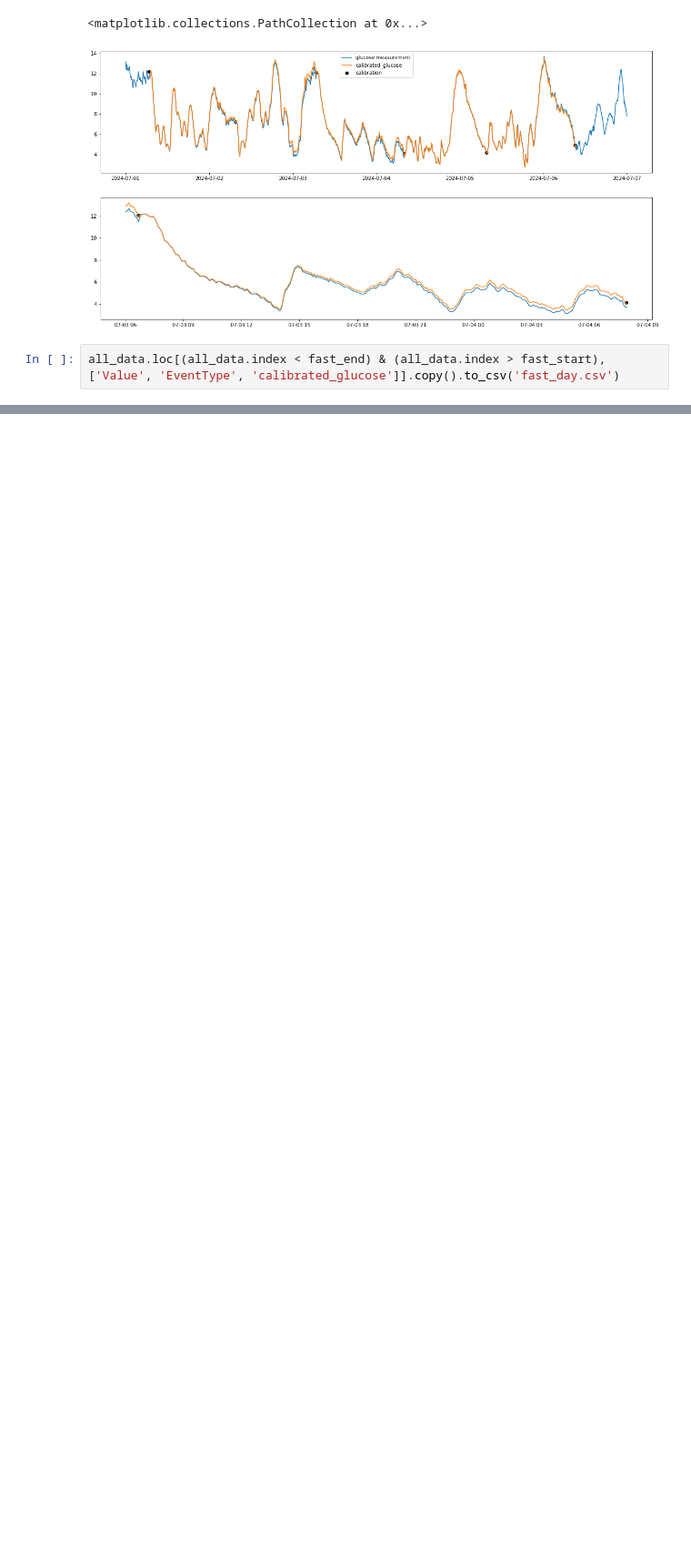
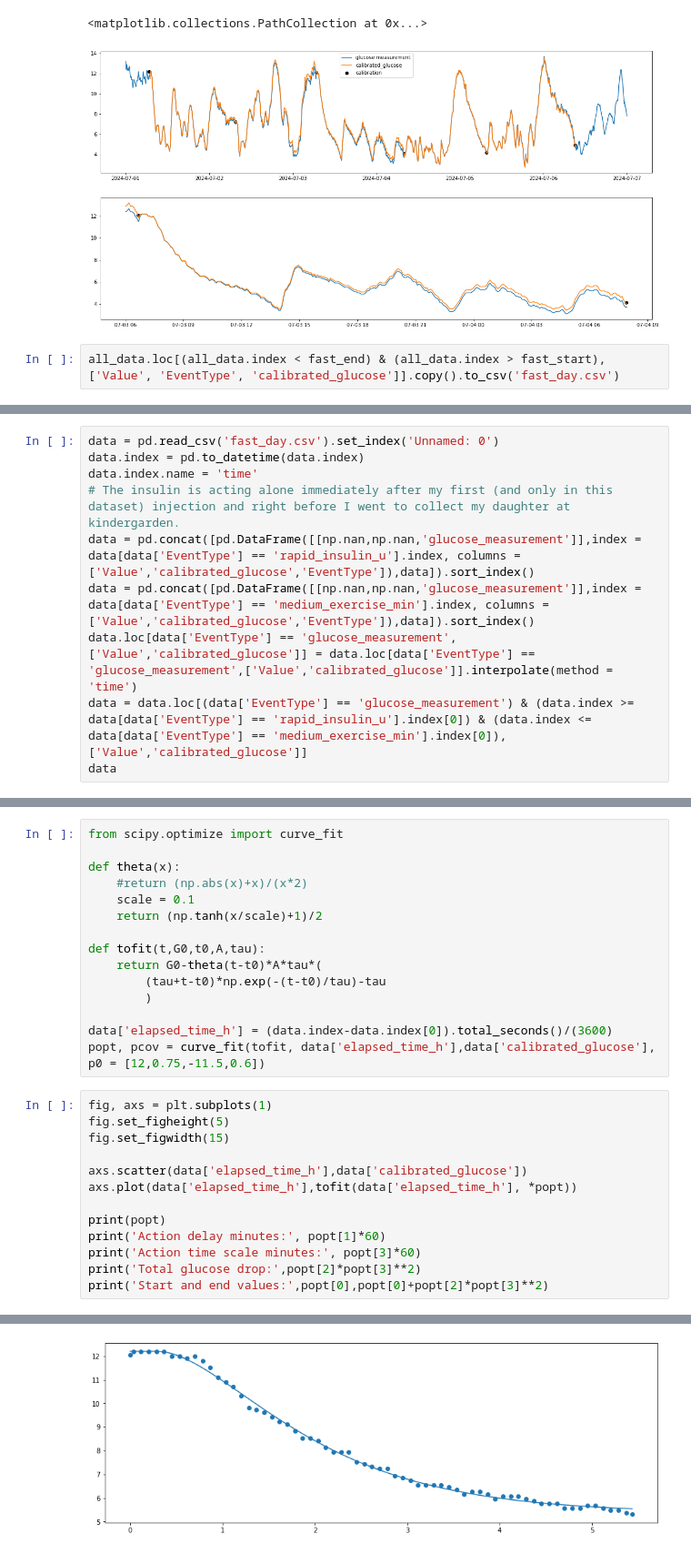
Before and after one commit to sethyvenatem/blood_sugar_fast_day, a Jupyter notebook: fast_day.ipynb, the cells around one changed output, grey strips where cells are left out. Shown: that part at 91% size. Saved outputs shown, nothing was run; the diff lists cells and outputs as text; blank space fills up the shorter version.

Commit message:
insulin effect

```diff
--- a/fast_day.ipynb
+++ b/fast_day.ipynb
@@ -227,0 +216,10 @@ data
+# %%
+data = pd.read_csv('fast_day.csv').set_index('Unnamed: 0')
+data.index = pd.to_datetime(data.index)
+data.index.name = 'time'
+# The insulin is acting alone immediately after my first (and only in this dataset) injection and right before I went to collect my daughter at kindergarden.
+data = pd.concat([pd.DataFrame([[np.nan,np.nan,'glucose_measurement']],index = data[data['EventType'] == 'rapid_insulin_u'].index, columns = ['Value','calibrated_glucose','EventType']),data]).sort_index()
+data = pd.concat([pd.DataFrame([[np.nan,np.nan,'glucose_measurement']],index = data[data['EventType'] == 'medium_exercise_min'].index, columns = ['Value','calibrated_glucose','EventType']),data]).sort_index()
+data.loc[data['EventType'] == 'glucose_measurement',['Value','calibrated_glucose']] = data.loc[data['EventType'] == 'glucose_measurement',['Value','calibrated_glucose']].interpolate(method = 'time')
+data = data.loc[(data['EventType'] == 'glucose_measurement') & (data.index >= data[data['EventType'] == 'rapid_insulin_u'].index[0]) & (data.index <= data[data['EventType'] == 'medium_exercise_min'].index[0]),['Value','calibrated_glucose']]
+data
@@ -227,0 +241,29 @@ data
+# %%
+from scipy.optimize import curve_fit
+
+def theta(x):
+    #return (np.abs(x)+x)/(x*2)
+    scale = 0.1
+    return (np.tanh(x/scale)+1)/2
+
+def tofit(t,G0,t0,A,tau):
+    return G0-theta(t-t0)*A*tau*(
+        (tau+t-t0)*np.exp(-(t-t0)/tau)-tau
+        )
+
+data['elapsed_time_h'] = (data.index-data.index[0]).total_seconds()/(3600)
+popt, pcov = curve_fit(tofit, data['elapsed_time_h'],data['calibrated_glucose'], p0 = [12,0.75,-11.5,0.6])
+# %%
+fig, axs = plt.subplots(1)
+fig.set_figheight(5)
+fig.set_figwidth(15)
+
+axs.scatter(data['elapsed_time_h'],data['calibrated_glucose'])
+axs.plot(data['elapsed_time_h'],tofit(data['elapsed_time_h'], *popt))
+
+print(popt)
+print('Action delay minutes:', popt[1]*60)
+print('Action time scale minutes:', popt[3]*60)
+print('Total glucose drop:',popt[2]*popt[3]**2)
+print('Start and end values:',popt[0],popt[0]+popt[2]*popt[3]**2)
+# %% [output]
@@ -227,0 +275 @@ data
+[figure, added]
```
Also changed, not shown: parts of 8 cells of this notebook.
